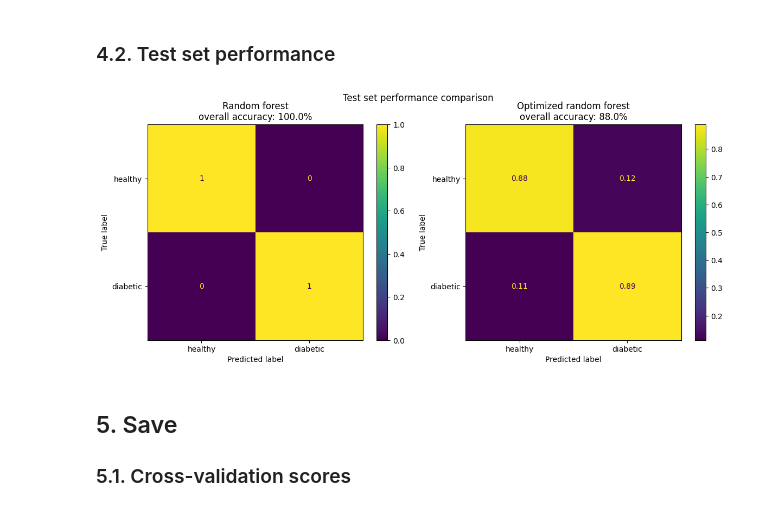
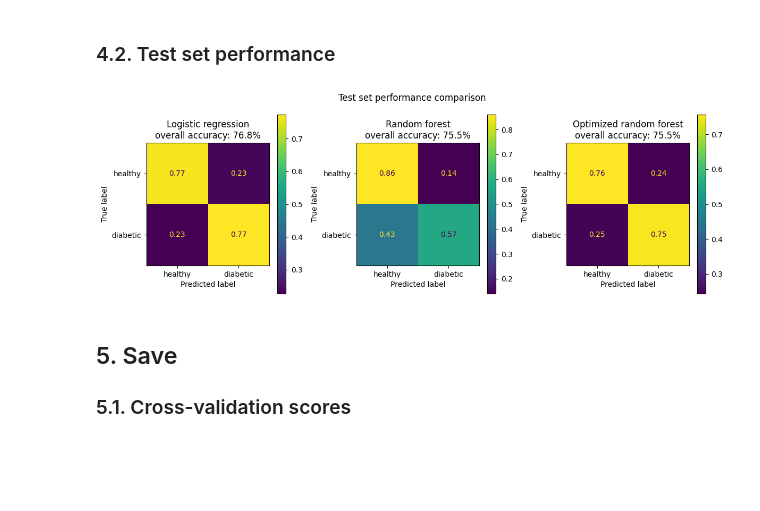
Before and after one commit to 4GeeksAcademy/gperdrizet-decision-trees, a Jupyter notebook: notebooks/02.2-random_forest_solution.ipynb, the cells around one changed output. Cells and saved outputs as stored; diff of their text form; code cells hidden in the pictures; blank space fills up the shorter version.

```diff
--- a/notebooks/02.2-random_forest_solution.ipynb
+++ b/notebooks/02.2-random_forest_solution.ipynb
@@ -185,38 +214,38 @@ optimized_accuracy = accuracy_score(optimized_testing_predictions, testing_df['O
-# %%
-# Plot confusion matrices for naive and optimized models
-fig, axs = plt.subplots(1, 2, figsize=(12, 5))
-
-fig.suptitle('Test set performance comparison')
-
-# Plot confusion matrix for naive model
-axs[0].set_title(f'Random forest\noverall accuracy: {accuracy:.1f}%')
-axs[0].set_xlabel('Predicted outcome')
-axs[0].set_ylabel('True outcome')
-
-cm = confusion_matrix(testing_df['Outcome'], testing_predictions, normalize='true')
-
-cm_disp = ConfusionMatrixDisplay(
-    confusion_matrix=cm,
-    display_labels=['healthy','diabetic']
-)
-_ = cm_disp.plot(ax=axs[0])
-
-# Plot confusion matrix for optimized model
-axs[1].set_title(f'Optimized random forest\noverall accuracy: {optimized_accuracy:.1f}%')
-axs[1].set_xlabel('Predicted outcome')
-axs[1].set_ylabel('True outcome')
-
-cm = confusion_matrix(testing_df['Outcome'], optimized_testing_predictions, normalize='true')
-
-cm_disp = ConfusionMatrixDisplay(
-    confusion_matrix=cm,
-    display_labels=['healthy','diabetic']
-)
-_ = cm_disp.plot(ax=axs[1])
-
-fig.tight_layout()
-# %% [output]
-[figure, removed]
+# %%
+# Retrain both naive and optimized random forest models on the full training set
+naive_model = RandomForestClassifier(
+    class_weight=config.CLASS_WEIGHT,
+    random_state=config.RANDOM_SEED
+)
+
+# Train the naive random forest model
+result = naive_model.fit(training_df.drop('Outcome', axis=1), training_df['Outcome'])
+
+# Create optimized random forest model with best hyperparameters
+best_model = RandomForestClassifier(
+    **winning_hyperparameters,
+    class_weight=config.CLASS_WEIGHT,
+    random_state=config.RANDOM_SEED
+)
+
+# Train the optimized random forest model
+result = best_model.fit(training_df.drop('Outcome', axis=1), training_df['Outcome'])
+
+# Load the logistic regression model for comparison
+with open(config.LOGISTIC_REGRESSION_MODEL, 'rb') as input_file:
+    linear_model = pickle.load(input_file)
+
+# Generate confusion matrices for both random forest models on the test set
+funcs.plot_confusion_matrices(
+    models = {
+        'Logistic regression': linear_model,
+        'Random forest': naive_model,
+        'Optimized random forest': best_model
+    },
+    testing_df=testing_df
+)
+# %% [output]
+[figure, added]
 # %% [markdown]
 ## 5. Save
 
```
Also changed, not shown: parts of 13 cells of this notebook, 7 other files.
